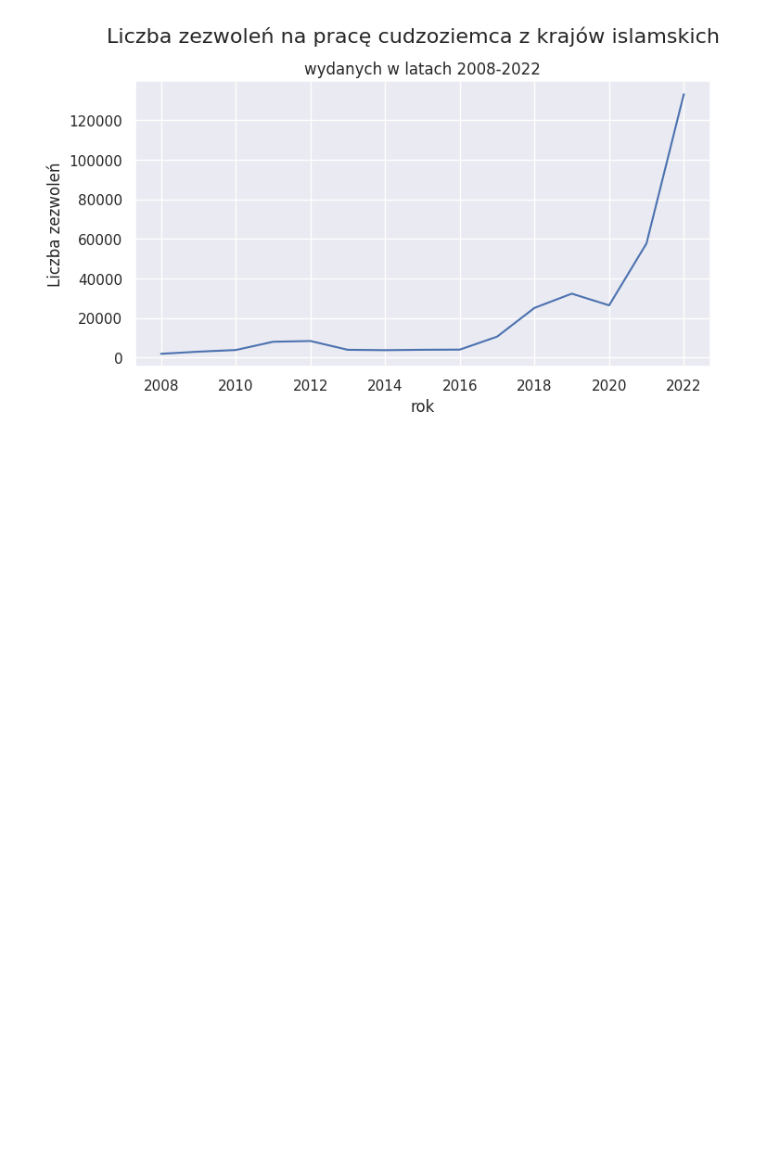
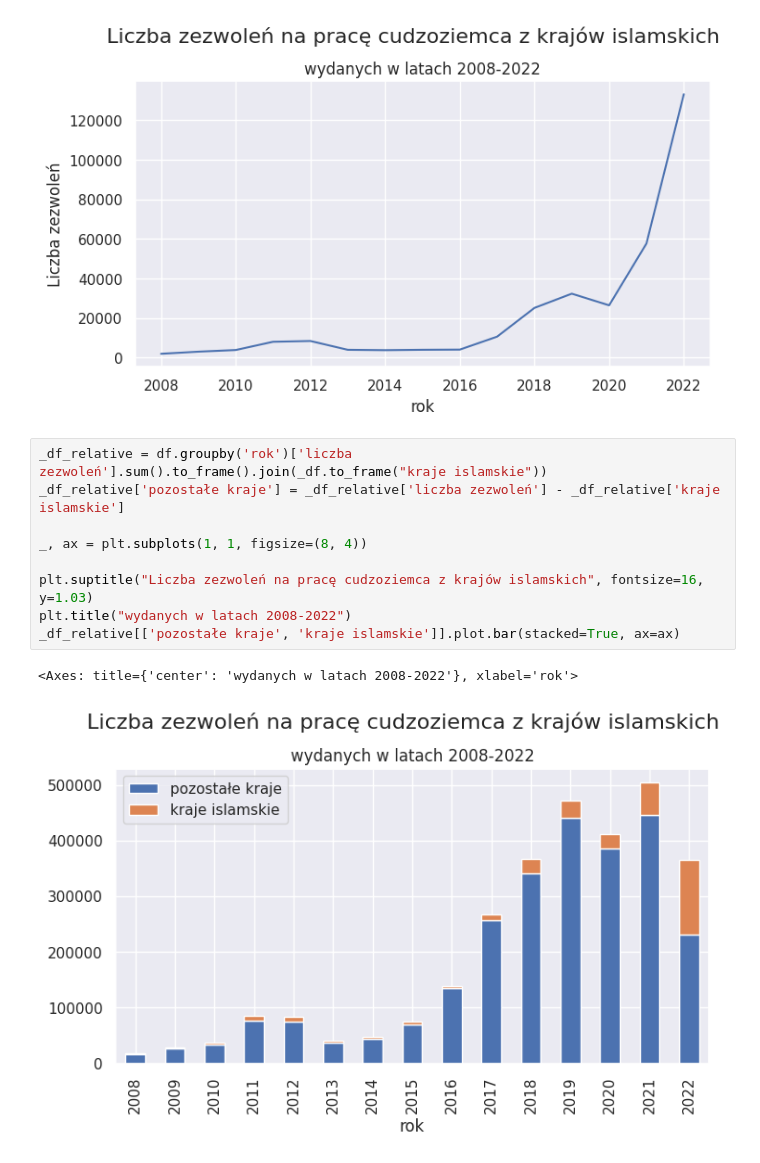
Before and after one commit to sprawdzamzrodla/analiza-zezwolen-na-prace, a Jupyter notebook: 2. Analiza wydanych zezwoleń.ipynb, the cells around one changed output. Drawn from its saved outputs; the diff is of its cells as text; blank space fills up the shorter version.

Commit message:
Added next plots

```diff
--- a/2. Analiza wydanych zezwoleń.ipynb
+++ b/2. Analiza wydanych zezwoleń.ipynb
@@ -75,3 +81,15 @@ plt.ylabel("Liczba zezwoleń")
 # %% [output]
 Text(0, 0.5, 'Liczba zezwoleń')
 [figure]
+# %%
+_df_relative = df.groupby('rok')['liczba zezwoleń'].sum().to_frame().join(_df.to_frame("kraje islamskie"))
+_df_relative['pozostałe kraje'] = _df_relative['liczba zezwoleń'] - _df_relative['kraje islamskie']
+
+_, ax = plt.subplots(1, 1, figsize=(8, 4))
+
+plt.suptitle("Liczba zezwoleń na pracę cudzoziemca z krajów islamskich", fontsize=16, y=1.03)
+plt.title("wydanych w latach 2008-2022")
+_df_relative[['pozostałe kraje', 'kraje islamskie']].plot.bar(stacked=True, ax=ax)
+# %% [output]
+<Axes: title={'center': 'wydanych w latach 2008-2022'}, xlabel='rok'>
+[figure, added]
```
Also changed, not shown: parts of 9 cells of this notebook.
